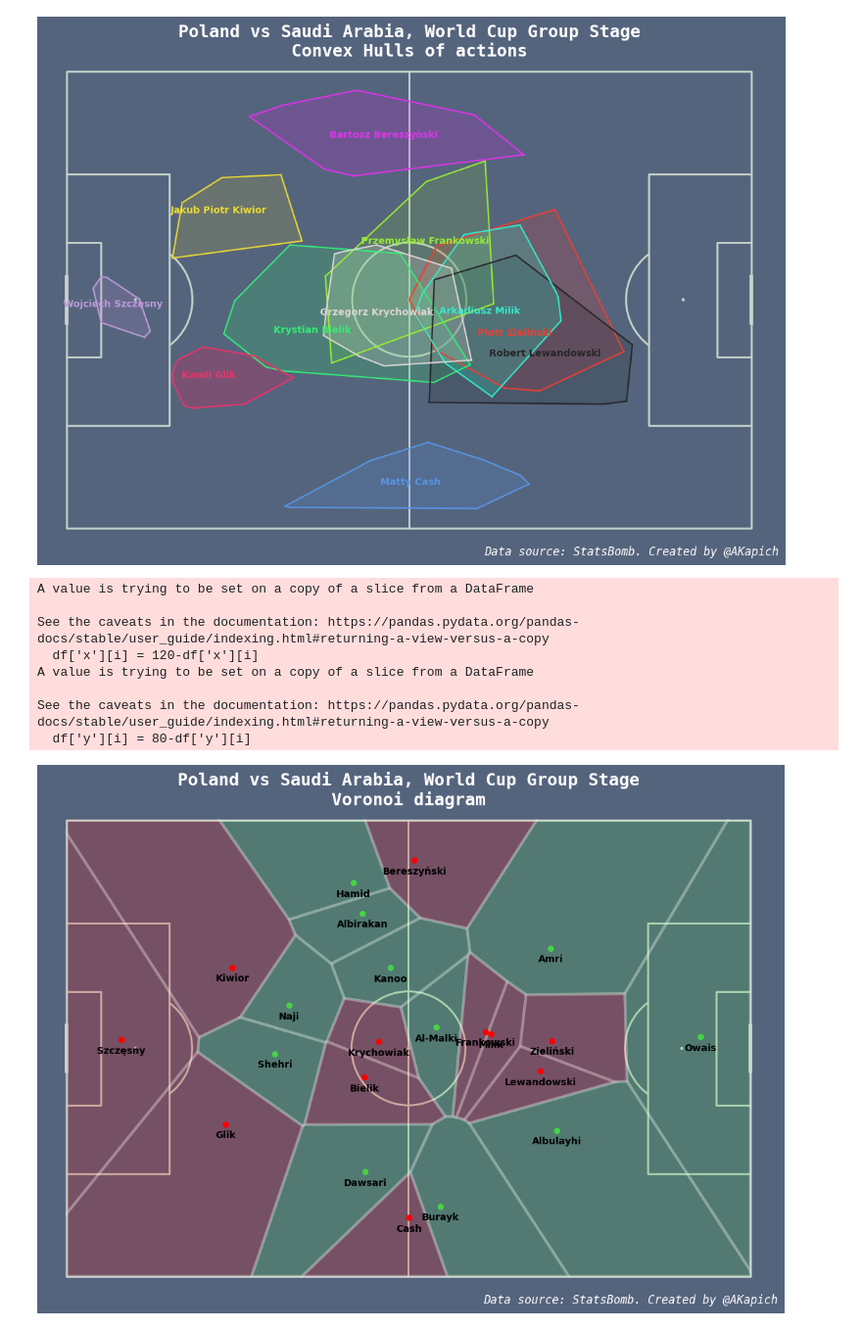
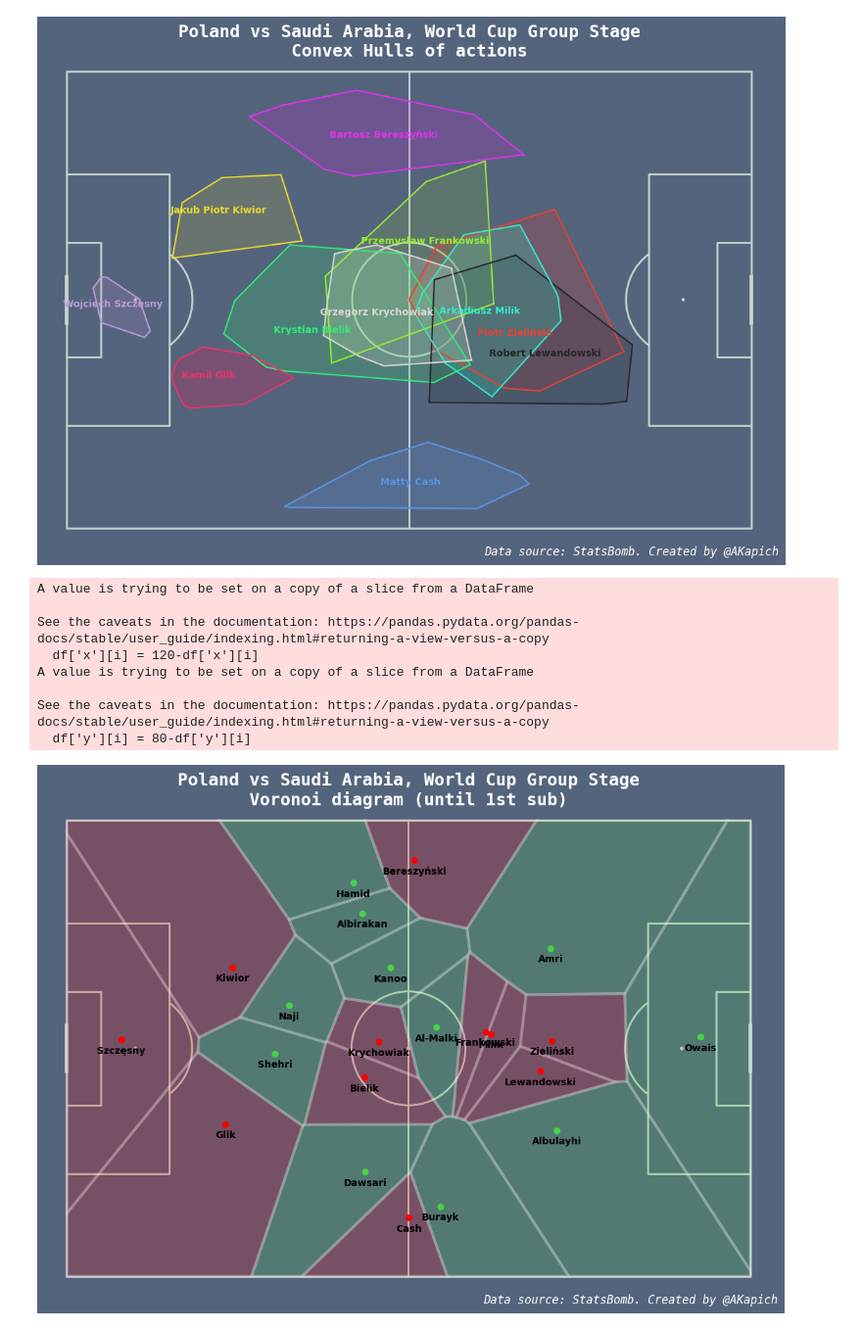
Before and after one commit to AKapich/World_Cup_App, a Jupyter notebook: football.ipynb, the cells around one changed output. Shown at 98% size. Drawn from its saved outputs; the diff is of its cells as text; code cells hidden in the pictures.

```diff
--- a/football.ipynb
+++ b/football.ipynb
@@ -427,32 +435,32 @@ team1,team2 = pitch.voronoi(df.x, df.y, df.team_id)
 t1 = pitch.polygon(team1, ax=ax, fc='red', ec='white', lw=3, alpha=0.2)
 t2 = pitch.polygon(team2, ax=ax, fc='#46d446', ec='white', lw=3, alpha=0.2)
 
 # Plot players
 for i in range(len(df['x'])):
     if df['team'][i]=='Poland':
         pitch.scatter(df['x'][i],df['y'][i],ax=ax,color='red')
 
     if df['team'][i]=='Saudi Arabia':
         pitch.scatter(df['x'][i],df['y'][i],ax=ax,color='#46d446')
 
     pitch.annotate(df['player'][i].split(" ")[-1], xy=(df['x'][i], df['y'][i]+2),
                     c='black', va='center', ha='center',
                     size=10, fontweight='bold',
                     ax=ax)
 
-ax.set_title("Poland vs Saudi Arabia, World Cup Group Stage\nVoronoi diagram",
+ax.set_title("Poland vs Saudi Arabia, World Cup Group Stage\nVoronoi diagram (until 1st sub)",
              fontsize=18, color="w", fontfamily="Monospace", fontweight='bold', pad=-8)
 fig.text(.75,.01,f'Data source: StatsBomb. Created by @AKapich',
          fontstyle='italic', fontsize=12, fontfamily='Monospace', color='w', ha='center')
 
 plt.savefig('voronoi.png', dpi = 500, bbox_inches='tight',facecolor='#55647d')
 # %% [output]
 A value is trying to be set on a copy of a slice from a DataFrame
 
 See the caveats in the documentation: https://pandas.pydata.org/pandas-docs/stable/user_guide/indexing.html#returning-a-view-versus-a-copy
   df['x'][i] = 120-df['x'][i]
 A value is trying to be set on a copy of a slice from a DataFrame
 
 See the caveats in the documentation: https://pandas.pydata.org/pandas-docs/stable/user_guide/indexing.html#returning-a-view-versus-a-copy
   df['y'][i] = 80-df['y'][i]
-[figure, old version]
+[figure, new version]
```
Also changed, not shown: parts of 9 cells of this notebook.
